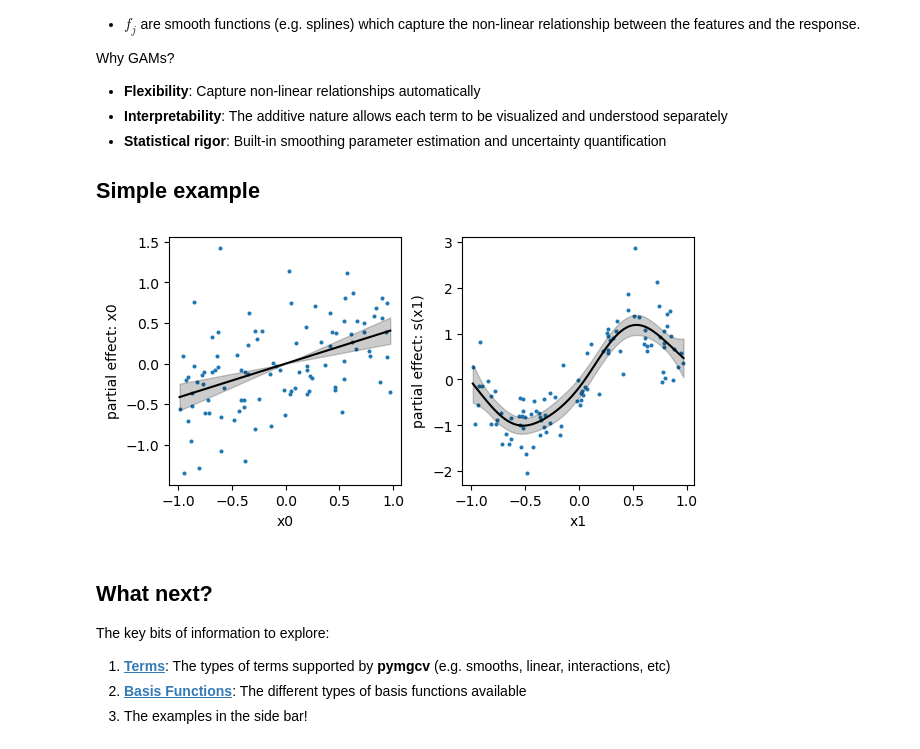
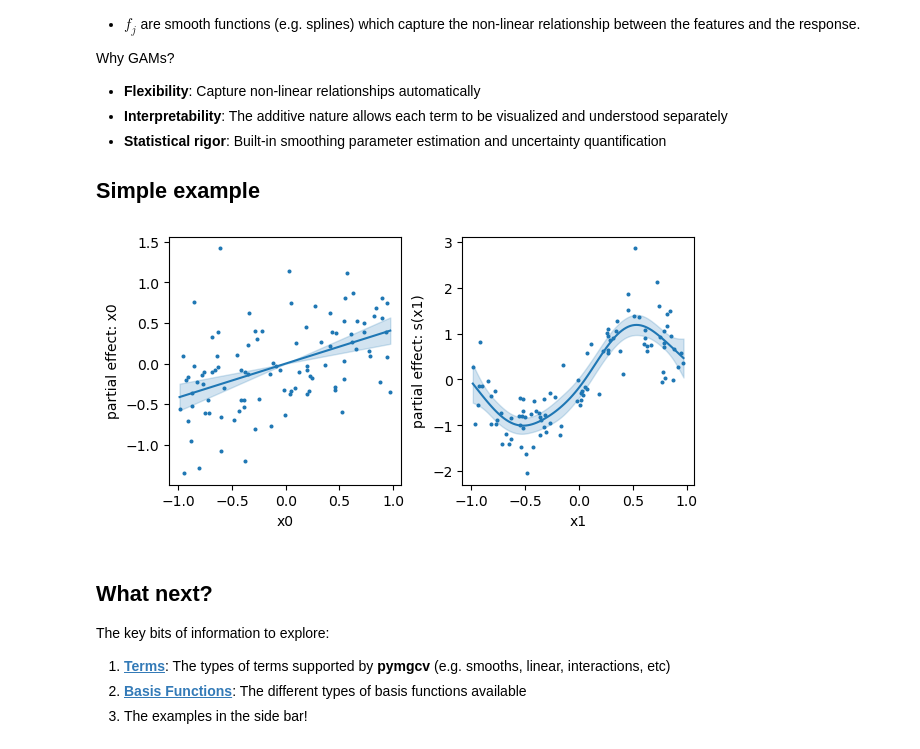
Before and after one commit to danielward27/pymgcv, a Jupyter notebook: docs/index.ipynb, the cells around one changed output. Saved outputs shown, nothing was run; the diff lists cells and outputs as text; code cells hidden in the pictures.

```diff
--- a/docs/index.ipynb
+++ b/docs/index.ipynb
@@ -41,32 +41,30 @@ Why GAMs?
 # %%
 import pandas as pd
 import numpy as np
 from pymgcv import GAM, Smooth as S, Linear as L
-from pymgcv.plot import plot_1d
+from pymgcv.plot import plot_continuous_1d
 import matplotlib.pyplot as plt
 
 # Generate sample data with non-linear relationship
 np.random.seed(42)
 n = 100
 x0 = np.random.uniform(-1, 1, n)
 x1 = np.random.uniform(-1, 1, n)
 y = 0.5 * x0 + np.sin(np.pi * x1) + np.random.normal(0, 0.5, n)
 data = pd.DataFrame({'x0': x0, 'x1': x1, 'y': y})
 
 # Define model: linear effect of x0, smooth function of x1
-model = GAM(
-    response_predictors={'y': L('x0') + S('x1')}
-)
+model = GAM({'y': L('x0') + S('x1')})
 
 # Fit the model
 model = model.fit(data)
 
 fig, axes = plt.subplots(ncols=2, layout="constrained", figsize=(6, 3))
-plot_1d('y', L('x0'), model, data, ax=axes[0])
-plot_1d('y', S('x1'), model, data, ax=axes[1])
+plot_continuous_1d('y', L('x0'), model, data, ax=axes[0])
+plot_continuous_1d('y', S('x1'), model, data, ax=axes[1])
 plt.show()
 # %% [output]
-[figure, old version]
+[figure, new version]
 # %% [markdown]
 ## What next?
 
```
Also changed, not shown: 11 other files.
